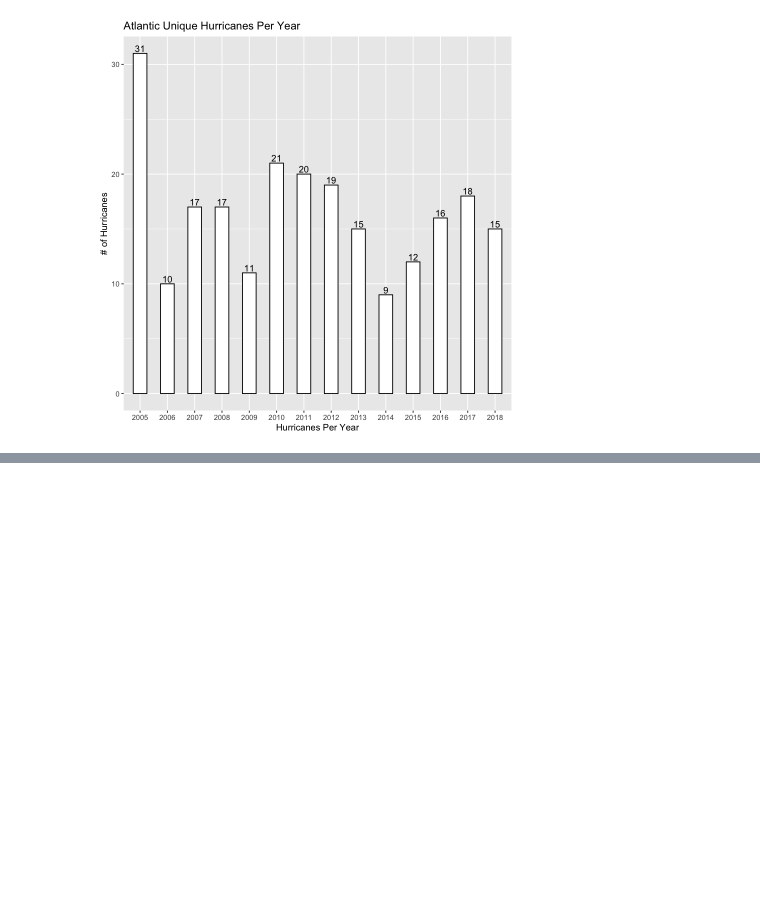
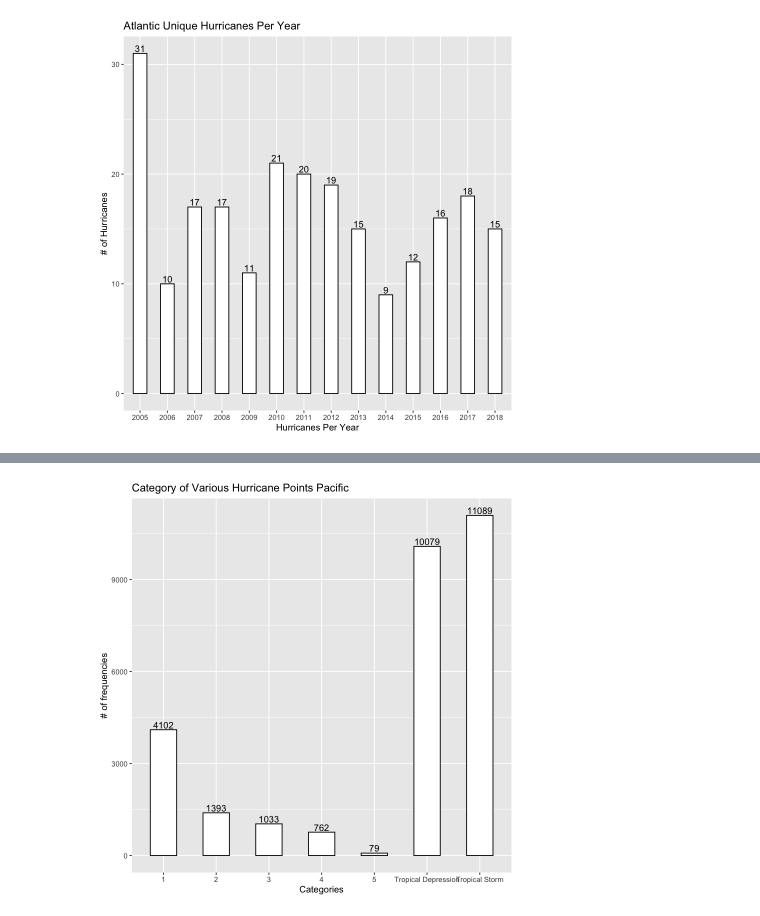
Before and after one commit to zoharsajith/CS424Project2, a Jupyter notebook: notebook-p.ipynb, the cells around one changed output, grey strips where cells are left out. Saved outputs shown, nothing was run; the diff lists cells and outputs as text; code cells hidden in the pictures; blank space fills up the shorter version.

```diff
--- a/notebook-p.ipynb
+++ b/notebook-p.ipynb
@@ -446,0 +585,5 @@ A data.frame: 51310 × 22
+# %%
+pacategoryknot <- pa
+names(pacategoryknot)[9] = "knots"
+
+pacategoryknot
@@ -446,0 +663,4 @@ A data.frame: 51310 × 22
+# %%
+pacategoryknot2 <-pacategoryknot
+pacategoryknot2$knots <- as.character(pacategoryknot2$knots)
+pacategoryknot2
@@ -446,0 +687,14 @@ A data.frame: 51310 × 22
+# %%
+pacategoryknot2$knots <- lapply(pacategoryknot2$knots, function(x){
+    if(x == "6"){
+        x <- "Tropical Depression"
+    }
+    else if( x == "7"){
+        x <- "Tropical Storm"
+    }
+    else{
+        x <- x
+    }
+})
+names(pacategoryknot2)[9] = "category"
+pacategoryknot2
@@ -446,0 +721,5 @@ A data.frame: 51310 × 22
+# %%
+pacategoryknot2$category <- as.character(pacategoryknot2$category)
+pacategorytable <- table(a<-(pacategoryknot2$category))
+pacategorytable <- as.data.frame(pacategorytable)
+pacategorytable
@@ -446,0 +737,9 @@ A data.frame: 51310 × 22
+# %%
+plot5 <- ggplot(data= pacategorytable, aes(x=Var1, y=Freq)) +
+    geom_bar(stat="identity", width=.5, color="black", fill="white") +
+    ggtitle("Category of Various Hurricane Points Pacific") +
+    labs(x = "Categories", y = "# of frequencies") +
+    geom_text(aes(label = Freq), position=position_dodge(width=.9), vjust=-.25)
+plot5
+# %% [output]
+[figure, added]
```
Also changed, not shown: parts of 13 cells of this notebook.
